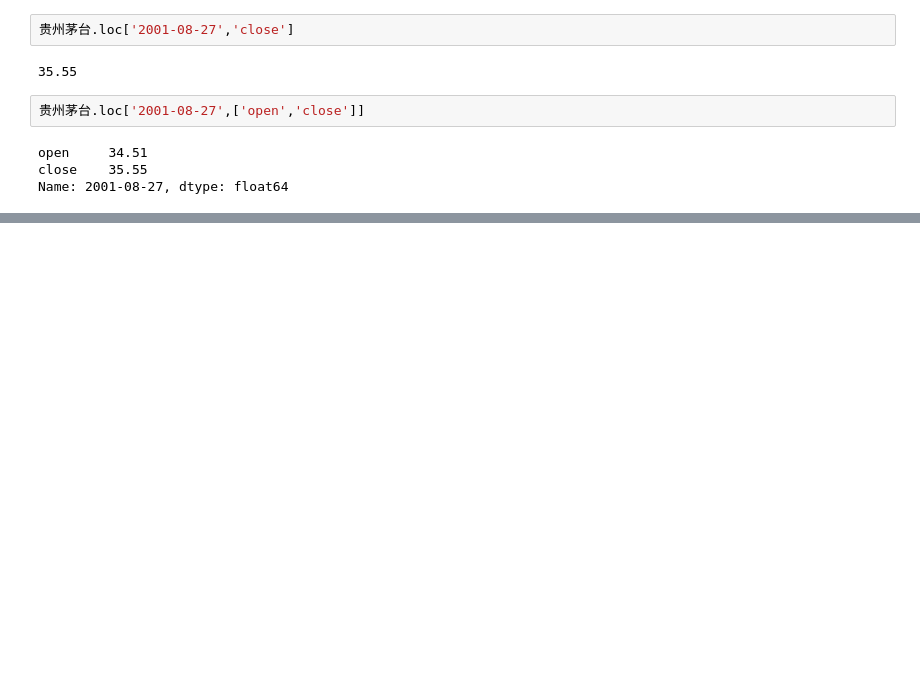
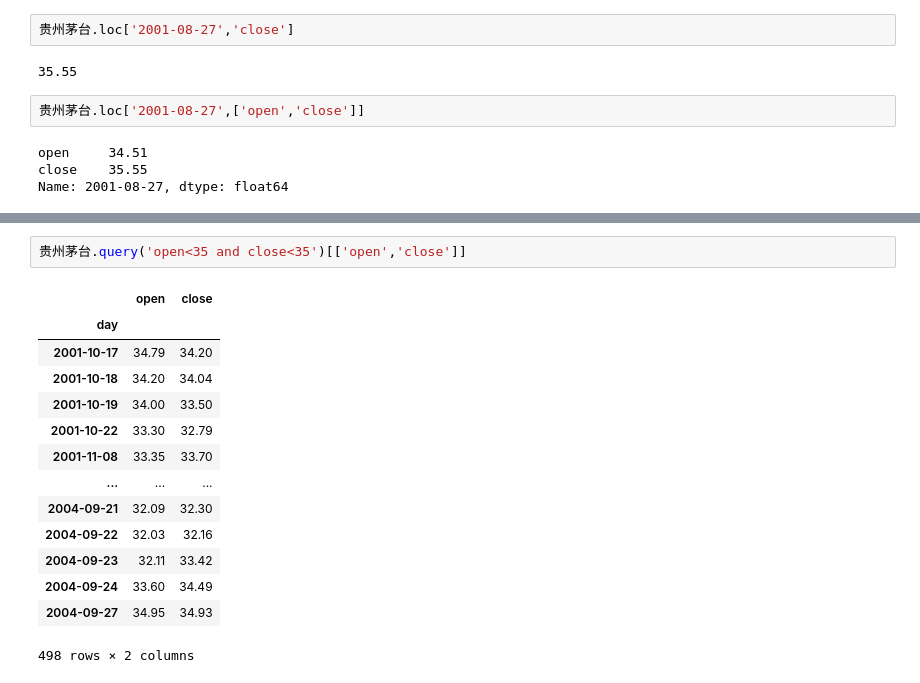
Before and after one commit to zythyszyq/hello, a Jupyter notebook: 05-dataframe.ipynb, the cells around one changed output, grey strips where cells are left out. Saved outputs shown, nothing was run; the diff lists cells and outputs as text; blank space fills up the shorter version.

```diff
--- a/05-dataframe.ipynb
+++ b/05-dataframe.ipynb
@@ -149,0 +214,17 @@ Name: 2001-08-27, dtype: float64
+# %%
+贵州茅台.query('open<35 and close<35')[['open','close']]
+# %% [output]
+|  | open | close |
+| day |  |  |
+| 2001-10-17 | 34.79 | 34.20 |
+| 2001-10-18 | 34.20 | 34.04 |
+| 2001-10-19 | 34.00 | 33.50 |
+| 2001-10-22 | 33.30 | 32.79 |
+| 2001-11-08 | 33.35 | 33.70 |
+| ... | ... | ... |
+| 2004-09-21 | 32.09 | 32.30 |
+| 2004-09-22 | 32.03 | 32.16 |
+| 2004-09-23 | 32.11 | 33.42 |
+| 2004-09-24 | 33.60 | 34.49 |
+| 2004-09-27 | 34.95 | 34.93 |
+498 rows × 2 columns
```
Also changed, not shown: parts of 11 cells of this notebook, 1 other file.
